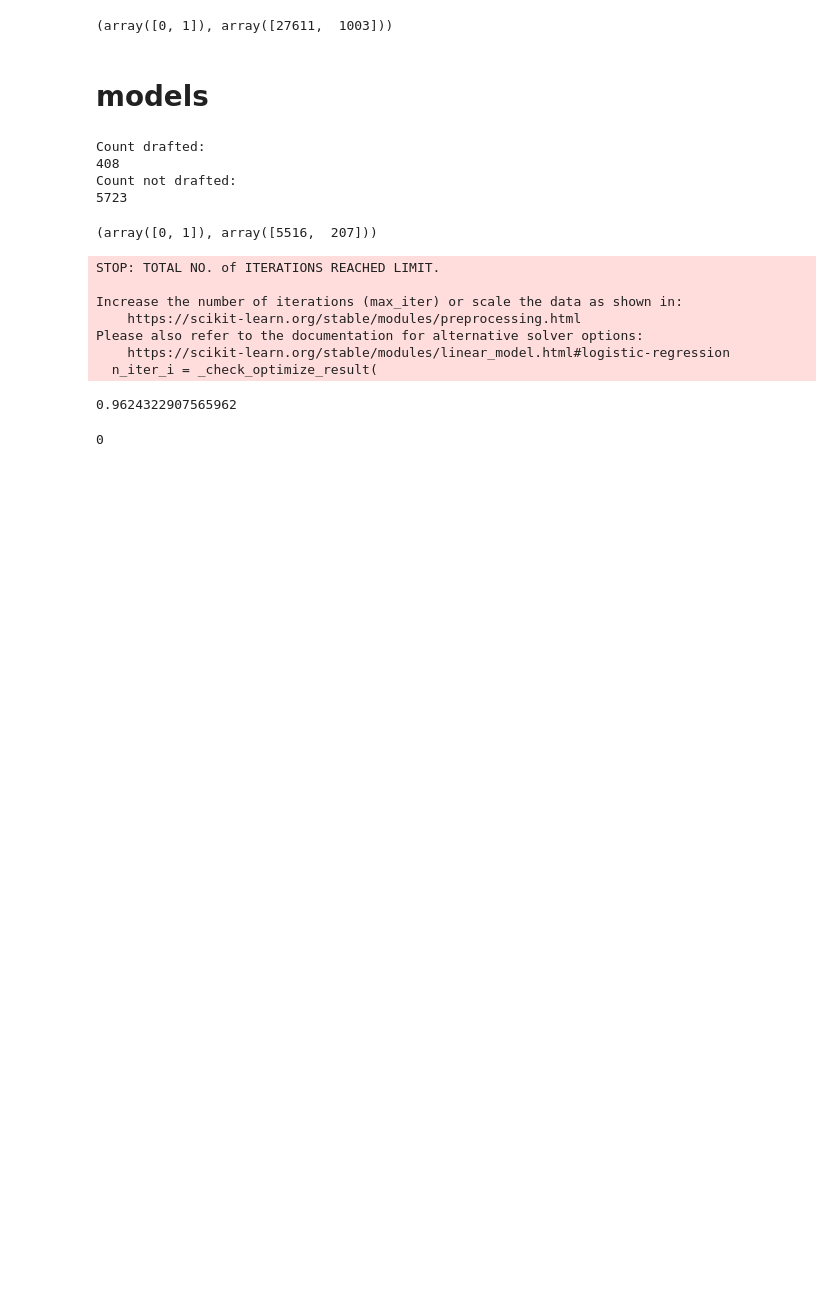
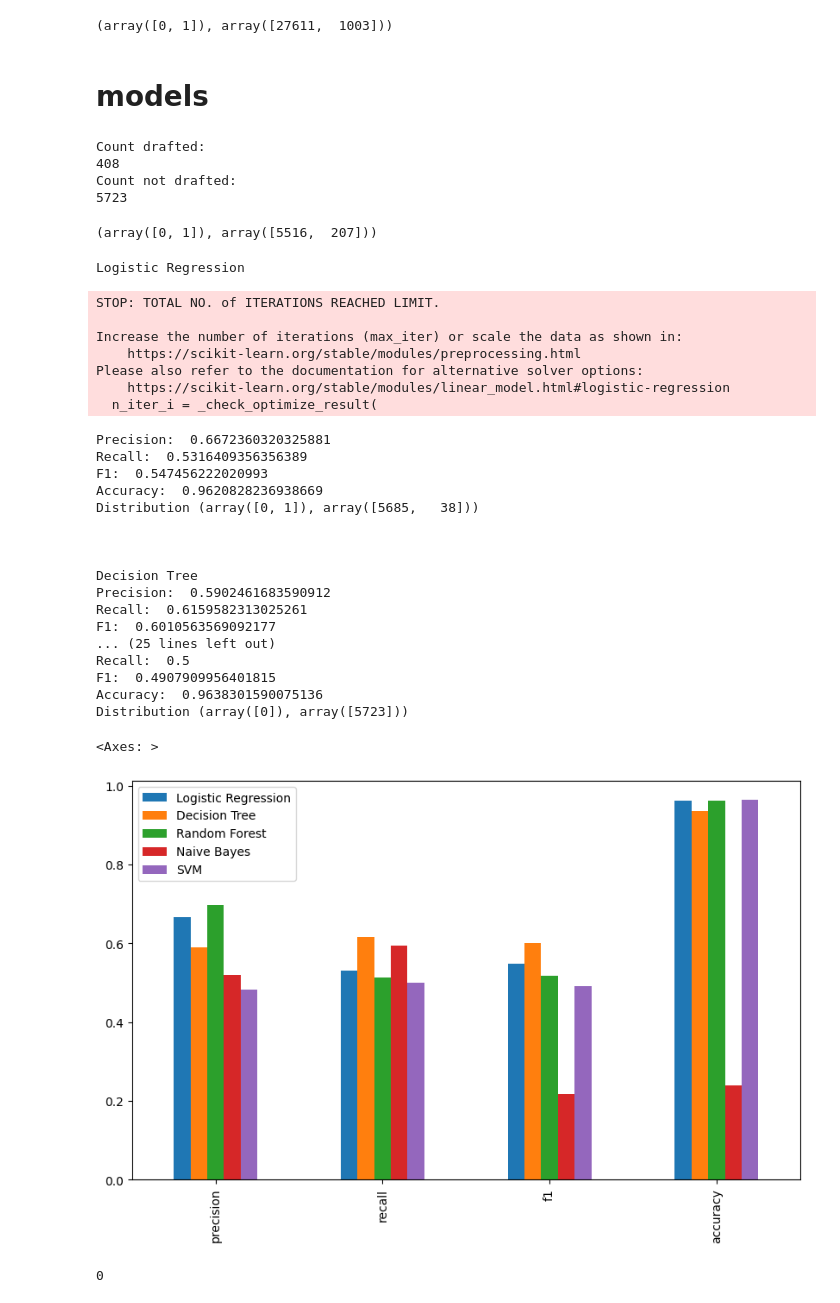
Before and after one commit to sidsrikanth1/csci-467-final-project, a Jupyter notebook: research.ipynb, the cells around one changed output. Cells and saved outputs as stored; diff of their text form; code cells hidden in the pictures; blank space fills up the shorter version.

Commit message:
add baseline models

```diff
--- a/research.ipynb
+++ b/research.ipynb
@@ -126,24 +126,3 @@ Count drafted:
 Count not drafted:
 5723
 (array([0, 1]), array([5516,  207]))
-# %%
-# scikit learn logistic regression
-from sklearn.datasets import load_iris
-from sklearn.linear_model import LogisticRegression
-
-# do logistic regression
-logreg = LogisticRegression(
-    random_state=seed,
-).fit(x_train, y_train)
-logreg.predict(x_test)
-logreg.predict_proba(x_test)
-logreg.score(x_test, y_test)
-# %% [output]
-STOP: TOTAL NO. of ITERATIONS REACHED LIMIT.
-
-Increase the number of iterations (max_iter) or scale the data as shown in:
-    https://scikit-learn.org/stable/modules/preprocessing.html
-Please also refer to the documentation for alternative solver options:
-    https://scikit-learn.org/stable/modules/linear_model.html#logistic-regression
-  n_iter_i = _check_optimize_result(
-0.9624322907565962
@@ -152,3 +151,60 @@ Please also refer to the documentation for alternative solver options:
+# %%
+# scikit learn logistic regression
+from sklearn.linear_model import LogisticRegression
+from sklearn.tree import DecisionTreeClassifier
+from sklearn.ensemble import RandomForestClassifier
+from sklearn.naive_bayes import GaussianNB
+from sklearn.svm import SVC
+
+models = {
+    "Logistic Regression": LogisticRegression(random_state=seed, max_iter=250),
+    "Decision Tree": DecisionTreeClassifier(random_state=seed),
+    "Random Forest": RandomForestClassifier(random_state=seed),
+    "Naive Bayes": GaussianNB(),
+    "SVM": SVC(random_state=seed)
+}
+
+results = {}
+for name, model in models.items():
+    print(name)
+
+    model.fit(x_train, y_train)
+    y_pred = model.predict(x_test)
+
+    results[name] = explain(y_test, y_pred, average='macro')
+    print("\n\n")
+
+# plot the results as a hist
+results_df = pd.DataFrame(results)
+results_df.plot(kind='bar', figsize=(10, 6))
+# %% [output]
+Logistic Regression
+STOP: TOTAL NO. of ITERATIONS REACHED LIMIT.
+
+Increase the number of iterations (max_iter) or scale the data as shown in:
+    https://scikit-learn.org/stable/modules/preprocessing.html
+Please also refer to the documentation for alternative solver options:
+    https://scikit-learn.org/stable/modules/linear_model.html#logistic-regression
+  n_iter_i = _check_optimize_result(
+Precision:  0.6672360320325881
+Recall:  0.5316409356356389
+F1:  0.547456222020993
+Accuracy:  0.9620828236938669
+Distribution (array([0, 1]), array([5685,   38]))
+
+
+
+Decision Tree
+Precision:  0.5902461683590912
+Recall:  0.6159582313025261
+F1:  0.6010563569092177
+... (25 lines left out)
+Recall:  0.5
+F1:  0.4907909956401815
+Accuracy:  0.9638301590075136
+Distribution (array([0]), array([5723]))
+<Axes: >
+[figure, added]
 # %%
 # mlp
 import tqdm
```
Also changed, not shown: parts of 2 cells of this notebook.
